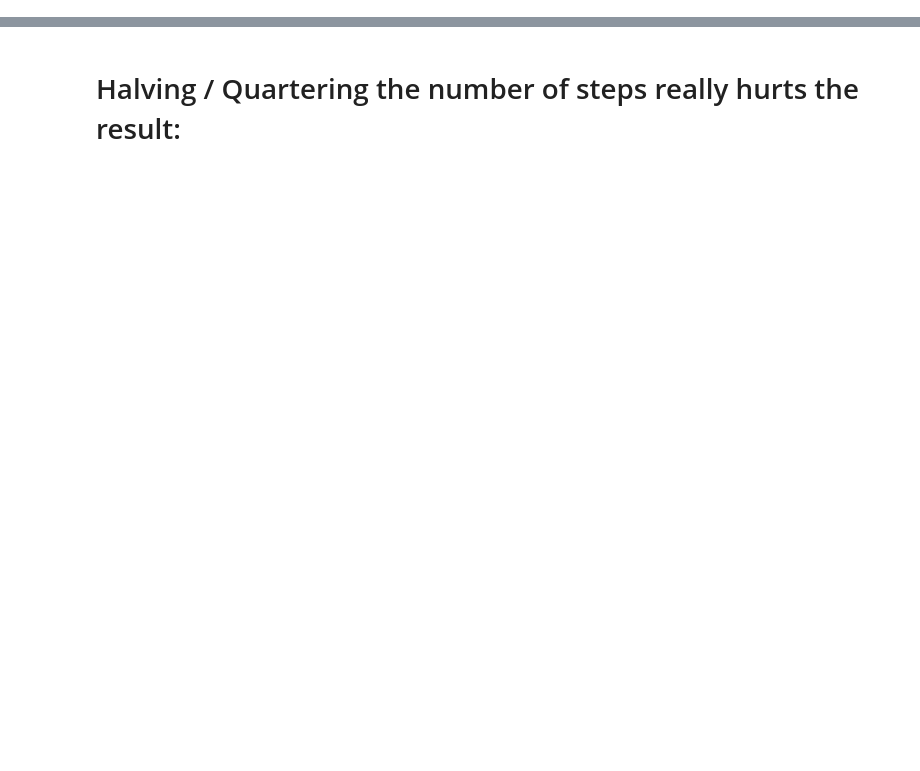
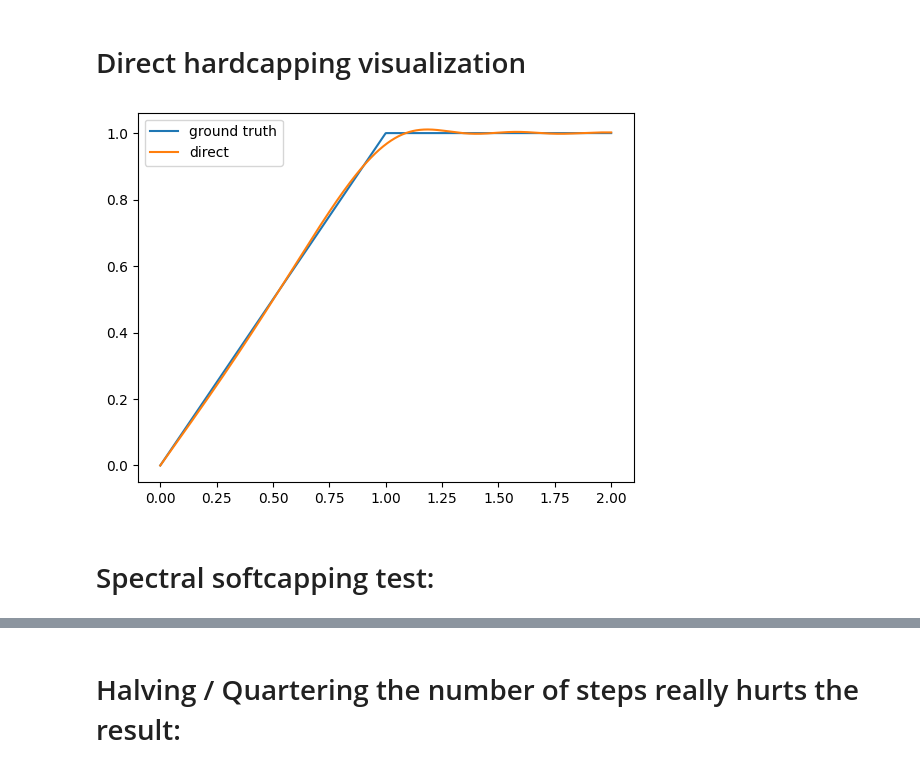
Before and after one commit to EIFY/spectral-chisel, a Jupyter notebook: test.ipynb, the cells around one changed output, grey strips where cells are left out. Drawn from its saved outputs; the diff is of its cells as text; code cells hidden in the pictures; blank space fills up the shorter version.

```diff
--- a/test.ipynb
+++ b/test.ipynb
@@ -1,3 +4,24 @@
+# %% [markdown]
+# Direct hardcapping visualization
+# %%
+y = x = np.linspace(0., 2., num=1000)
+
+coeffs = [
+    (0.805032, 0.206361, -0.019763),
+    (0.649867, 0.162935, -0.011150),
+    (1.810259, -0.200265, 0.008251),
+    (1.004384, -0.183490, 0.014413),
+]
+
+for a, b, c in coeffs:
+    y = y * (a + b * y ** 2 + c * y ** 4)
+
+plt.plot(x, np.minimum(x, 1.0), label="ground truth")
+plt.plot(x, y, label="direct")
+plt.legend()
+plt.show()
+# %% [output]
+[figure, added]
 # %%
 import torch
 import spectral_chisel
@@ -8,0 +34,2 @@ mat = torch.normal(0, 1, (n, m)).cuda()
+# %% [markdown]
+# Spectral softcapping test:
```
Also changed, not shown: parts of 10 cells of this notebook.
